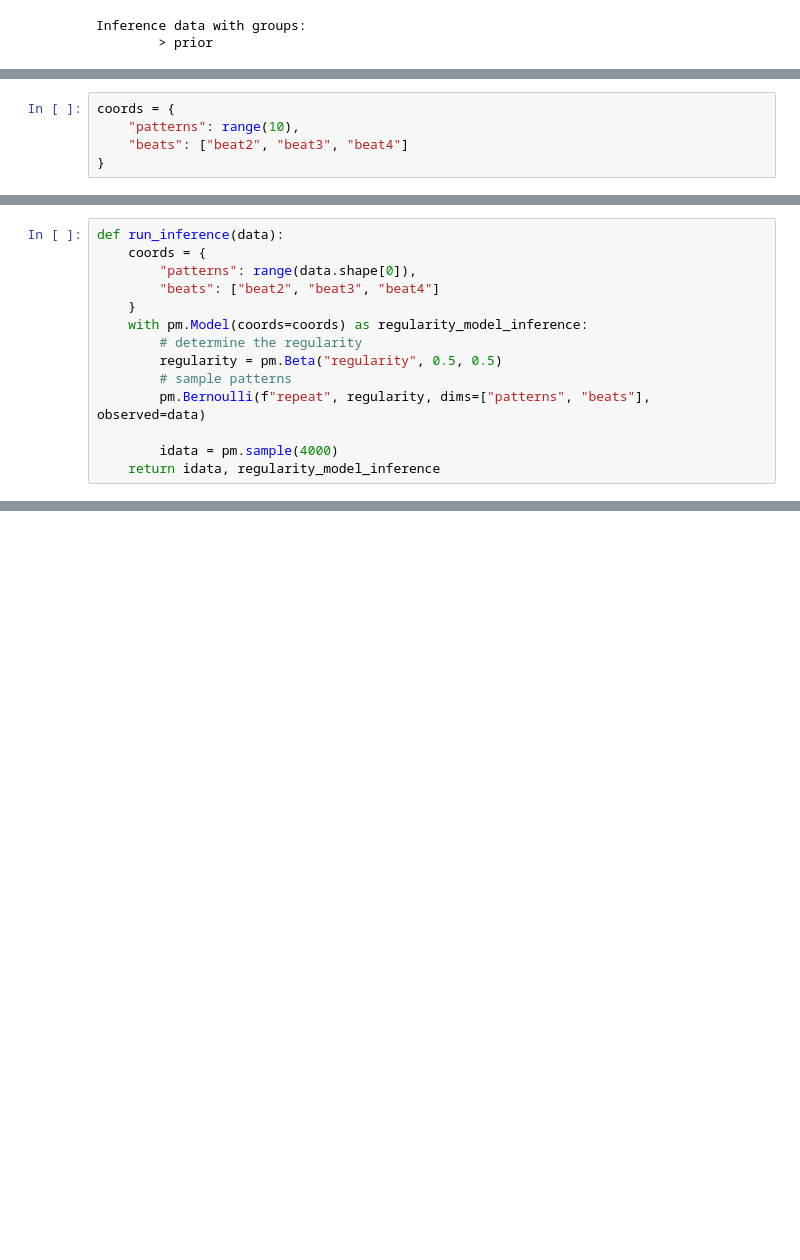
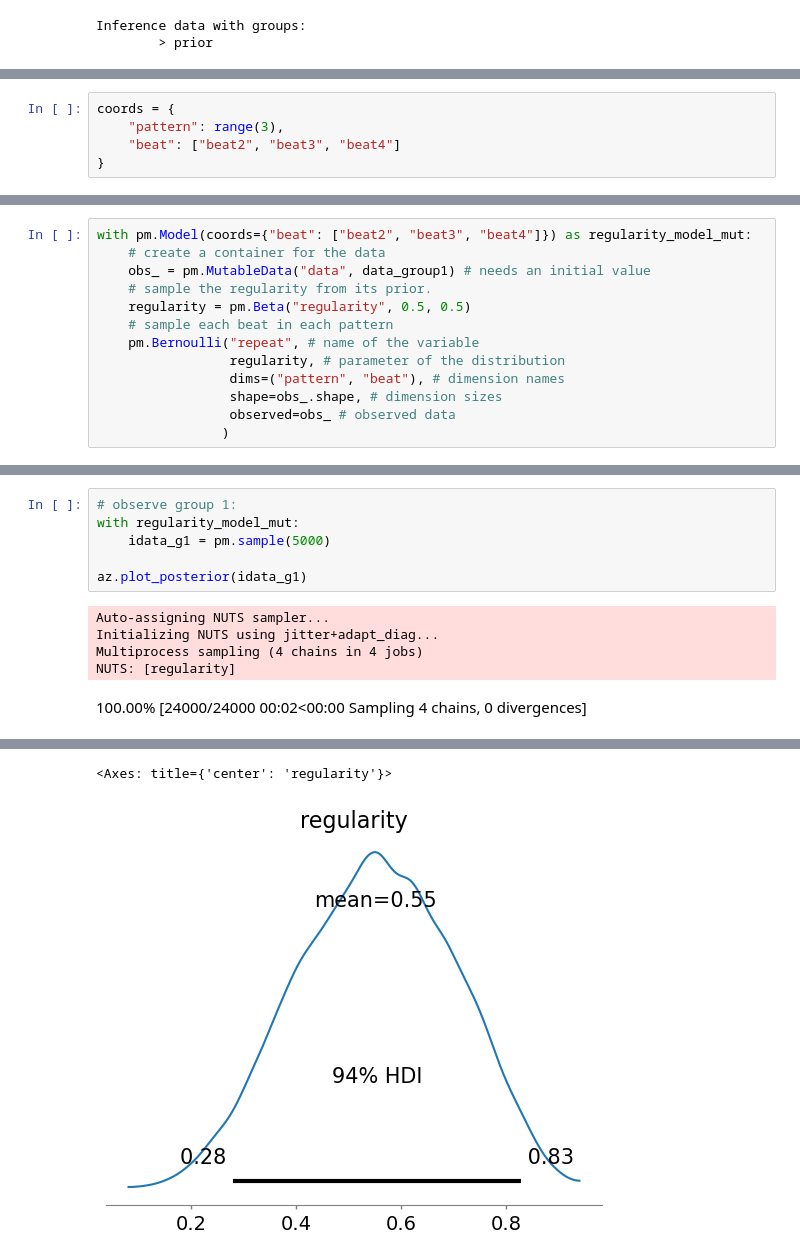
Before and after one commit to Amsterdam-Music-Lab/gmth23-bayes-workshop, a Jupyter notebook: regularity.ipynb, the cells around one changed output, grey strips where cells are left out. Cells and saved outputs as stored; diff of their text form; blank space fills up the shorter version.

```diff
--- a/regularity.ipynb
+++ b/regularity.ipynb
@@ -27,5 +238,5 @@ Inference data with groups:
 # %%
 coords = {
-    "patterns": range(10),
-    "beats": ["beat2", "beat3", "beat4"]
+    "pattern": range(3),
+    "beat": ["beat2", "beat3", "beat4"]
 }
@@ -117,14 +392,13 @@ array([[0, 0, 0],
 # %%
-def run_inference(data):
-    coords = {
-        "patterns": range(data.shape[0]),
-        "beats": ["beat2", "beat3", "beat4"]
-    }
-    with pm.Model(coords=coords) as regularity_model_inference:
-        # determine the regularity
-        regularity = pm.Beta("regularity", 0.5, 0.5)
-        # sample patterns
-        pm.Bernoulli(f"repeat", regularity, dims=["patterns", "beats"], observed=data)
-
-        idata = pm.sample(4000)
-    return idata, regularity_model_inference
+with pm.Model(coords={"beat": ["beat2", "beat3", "beat4"]}) as regularity_model_mut:
+    # create a container for the data
+    obs_ = pm.MutableData("data", data_group1) # needs an initial value
+    # sample the regularity from its prior.
+    regularity = pm.Beta("regularity", 0.5, 0.5)
+    # sample each beat in each pattern
+    pm.Bernoulli("repeat", # name of the variable
+                 regularity, # parameter of the distribution
+                 dims=("pattern", "beat"), # dimension names
+                 shape=obs_.shape, # dimension sizes
+                 observed=obs_ # observed data
+                )
@@ -139,0 +409,12 @@ Sampling 4 chains for 1_000 tune and 4_000 draw iterations (4_000 + 16_000 draws
+# %%
+# observe group 1:
+with regularity_model_mut:
+    idata_g1 = pm.sample(5000)
+
+az.plot_posterior(idata_g1)
+# %% [output]
+Auto-assigning NUTS sampler...
+Initializing NUTS using jitter+adapt_diag...
+Multiprocess sampling (4 chains in 4 jobs)
+NUTS: [regularity]
+100.00% [24000/24000 00:02<00:00 Sampling 4 chains, 0 divergences]
@@ -139,0 +422,2 @@ Sampling 4 chains for 1_000 tune and 4_000 draw iterations (4_000 + 16_000 draws
+<Axes: title={'center': 'regularity'}>
+[figure, added]
```
Also changed, not shown: parts of 52 cells of this notebook.
